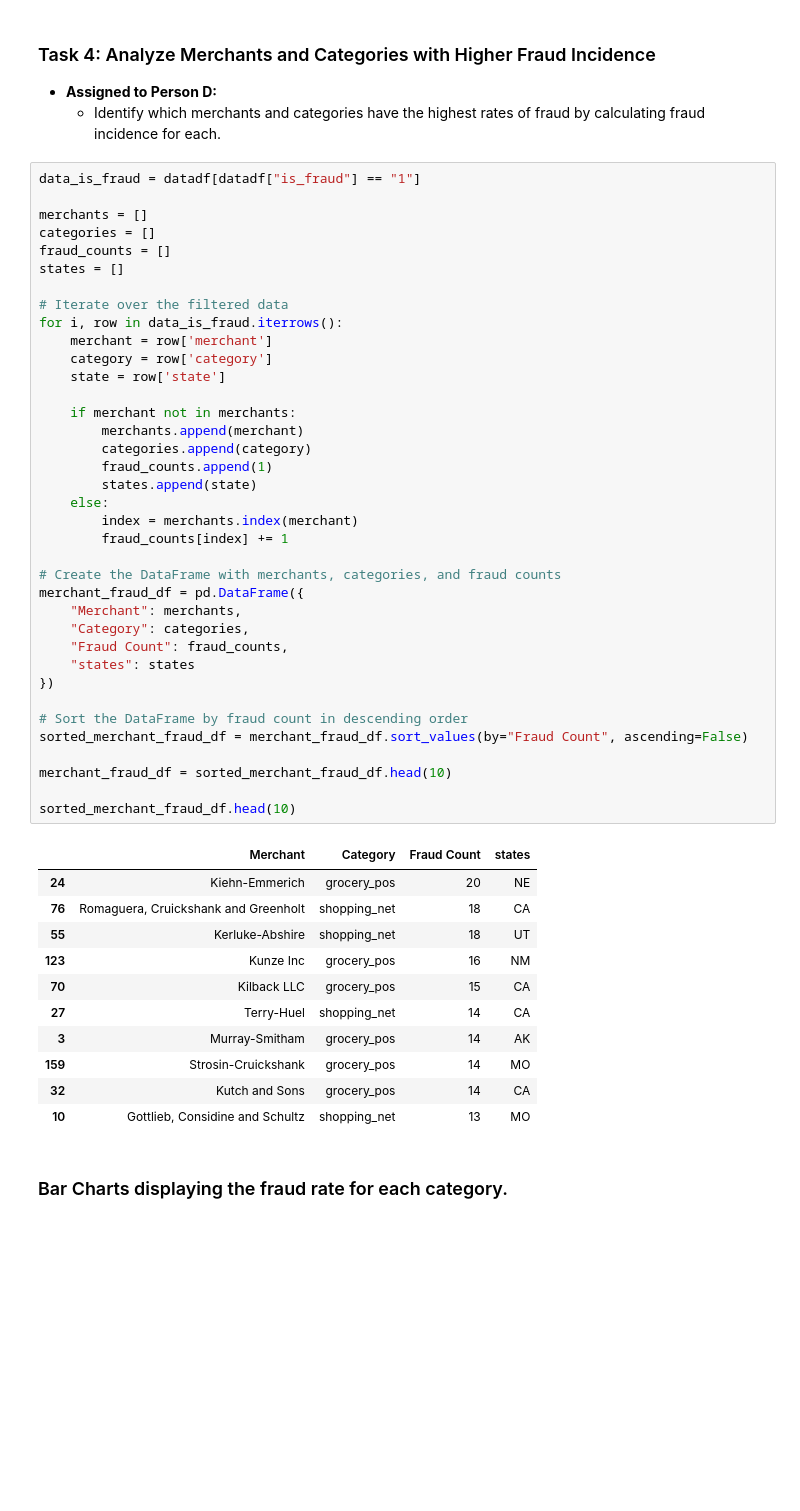
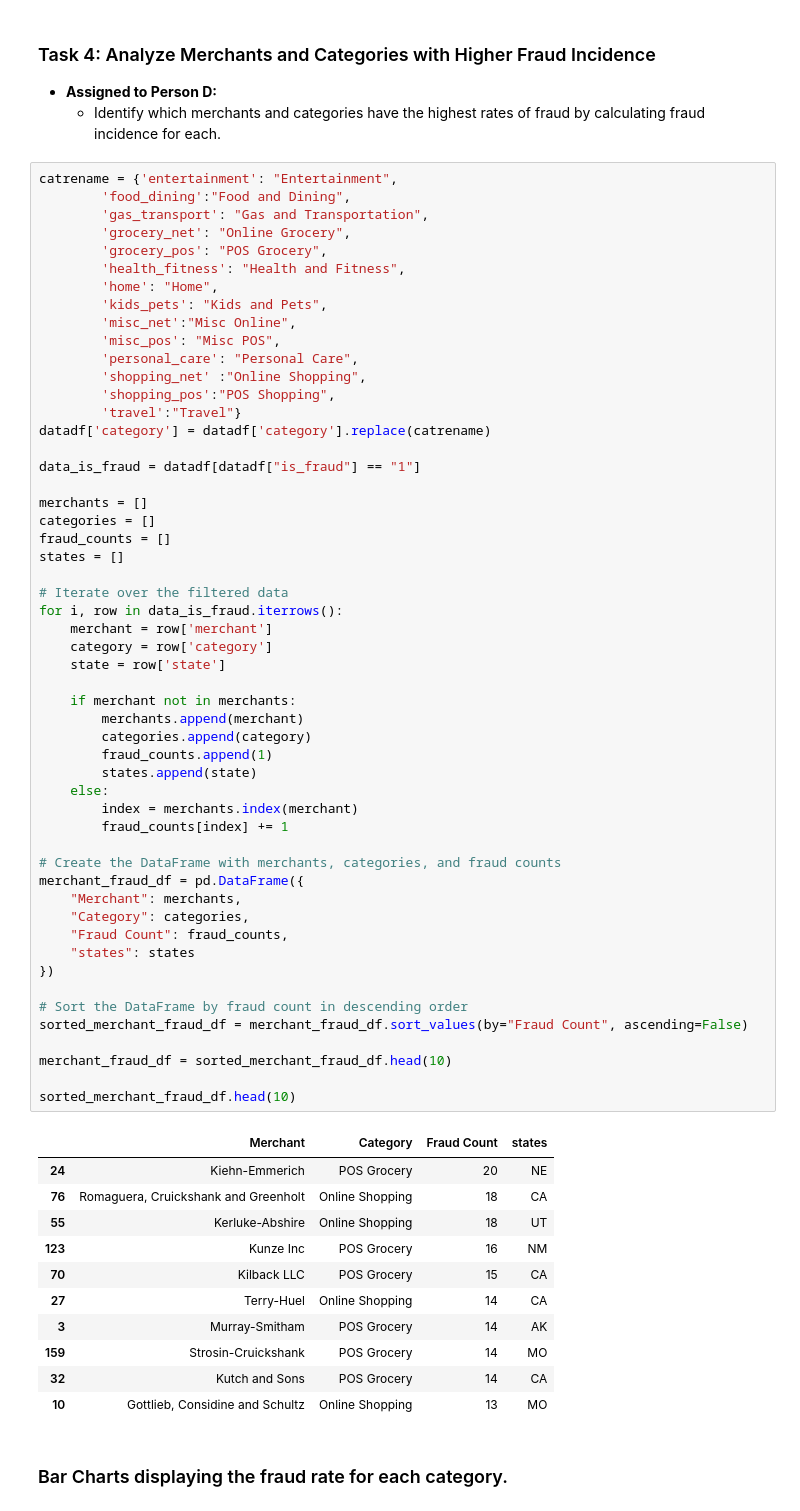
Before and after one commit to LackOfWitness/west-us-credit-card-fraud, a Jupyter notebook: Credit_Card_Fraud_Analysis-Team3-/credit_card_fraud_analysis.ipynb, the cells around one changed output. Saved outputs shown, nothing was run; the diff lists cells and outputs as text; blank space fills up the shorter version.

```diff
--- a/Credit_Card_Fraud_Analysis-Team3-/credit_card_fraud_analysis.ipynb
+++ b/Credit_Card_Fraud_Analysis-Team3-/credit_card_fraud_analysis.ipynb
@@ -80,6 +80,22 @@ The dataset transactions end on 2020-12-31 23:59:00.
 - **Assigned to Person D:**
   - Identify which merchants and categories have the highest rates of fraud by calculating fraud incidence for each.
 # %%
+catrename = {'entertainment': "Entertainment",
+        'food_dining':"Food and Dining",
+        'gas_transport': "Gas and Transportation",
+        'grocery_net': "Online Grocery",
+        'grocery_pos': "POS Grocery",
+        'health_fitness': "Health and Fitness",
+        'home': "Home",
+        'kids_pets': "Kids and Pets",
+        'misc_net':"Misc Online",
+        'misc_pos': "Misc POS",
+        'personal_care': "Personal Care",
+        'shopping_net' :"Online Shopping",
+        'shopping_pos':"POS Shopping",
+        'travel':"Travel"}
+datadf['category'] = datadf['category'].replace(catrename)
+
 data_is_fraud = datadf[datadf["is_fraud"] == "1"]
 
 merchants = []
@@ -91,42 +107,42 @@ states = []
 for i, row in data_is_fraud.iterrows():
     merchant = row['merchant']
     category = row['category']
     state = row['state']
 
     if merchant not in merchants:
         merchants.append(merchant)
         categories.append(category)
         fraud_counts.append(1)
         states.append(state)
     else:
         index = merchants.index(merchant)
         fraud_counts[index] += 1
 
 # Create the DataFrame with merchants, categories, and fraud counts
 merchant_fraud_df = pd.DataFrame({
     "Merchant": merchants,
     "Category": categories,
     "Fraud Count": fraud_counts,
     "states": states
 })
 
 # Sort the DataFrame by fraud count in descending order
 sorted_merchant_fraud_df = merchant_fraud_df.sort_values(by="Fraud Count", ascending=False)
 
 merchant_fraud_df = sorted_merchant_fraud_df.head(10)
 
 sorted_merchant_fraud_df.head(10)
 # %% [output]
 |  | Merchant | Category | Fraud Count | states |
-| 24 | Kiehn-Emmerich | grocery_pos | 20 | NE |
-| 76 | Romaguera, Cruickshank and Greenholt | shopping_net | 18 | CA |
-| 55 | Kerluke-Abshire | shopping_net | 18 | UT |
-| 123 | Kunze Inc | grocery_pos | 16 | NM |
-| 70 | Kilback LLC | grocery_pos | 15 | CA |
-| 27 | Terry-Huel | shopping_net | 14 | CA |
-| 3 | Murray-Smitham | grocery_pos | 14 | AK |
-| 159 | Strosin-Cruickshank | grocery_pos | 14 | MO |
-| 32 | Kutch and Sons | grocery_pos | 14 | CA |
-| 10 | Gottlieb, Considine and Schultz | shopping_net | 13 | MO |
+| 24 | Kiehn-Emmerich | POS Grocery | 20 | NE |
+| 76 | Romaguera, Cruickshank and Greenholt | Online Shopping | 18 | CA |
+| 55 | Kerluke-Abshire | Online Shopping | 18 | UT |
+| 123 | Kunze Inc | POS Grocery | 16 | NM |
+| 70 | Kilback LLC | POS Grocery | 15 | CA |
+| 27 | Terry-Huel | Online Shopping | 14 | CA |
+| 3 | Murray-Smitham | POS Grocery | 14 | AK |
+| 159 | Strosin-Cruickshank | POS Grocery | 14 | MO |
+| 32 | Kutch and Sons | POS Grocery | 14 | CA |
+| 10 | Gottlieb, Considine and Schultz | Online Shopping | 13 | MO |
 # %% [markdown]
 ### Bar Charts displaying the fraud rate for each category.
```
Also changed, not shown: parts of 7 cells of this notebook.
